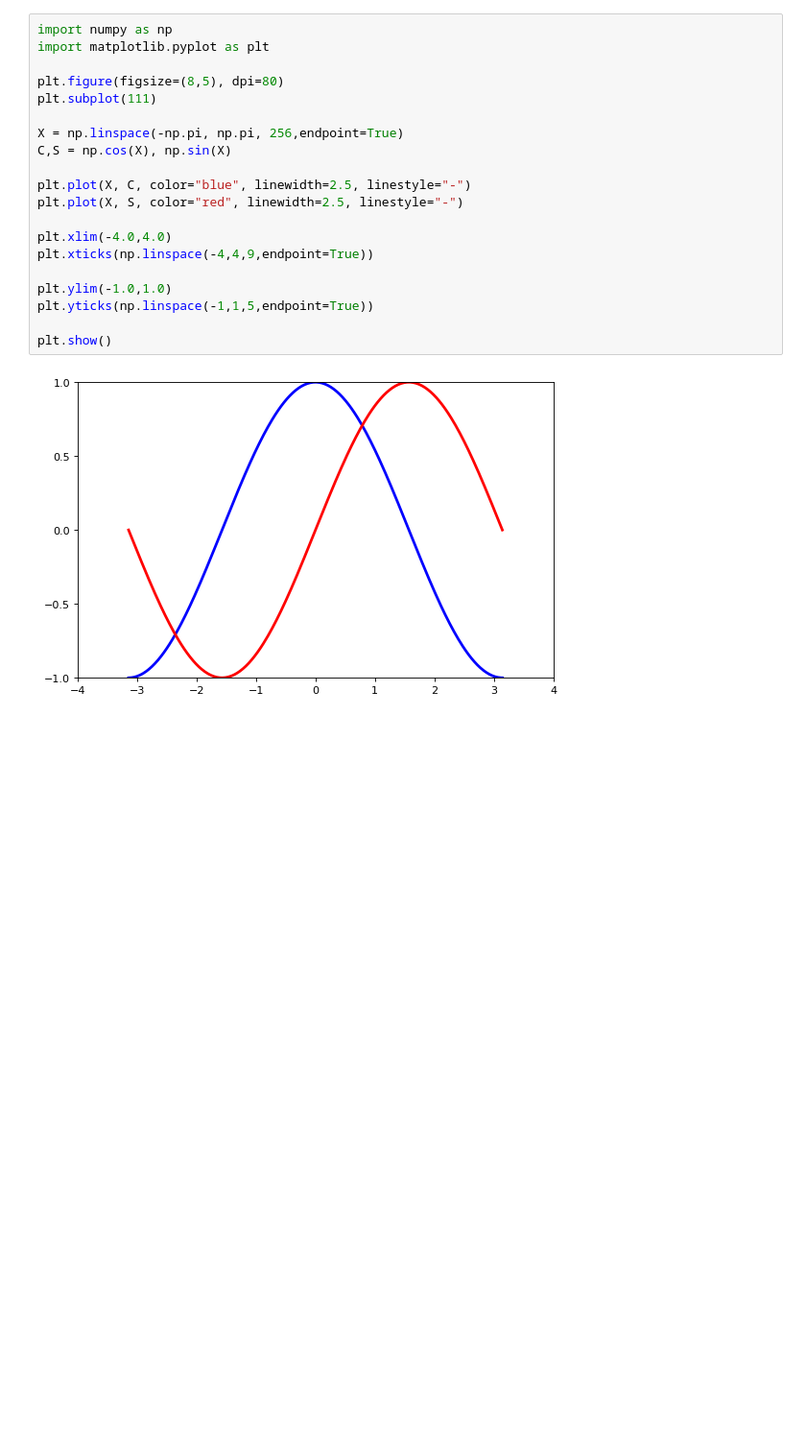
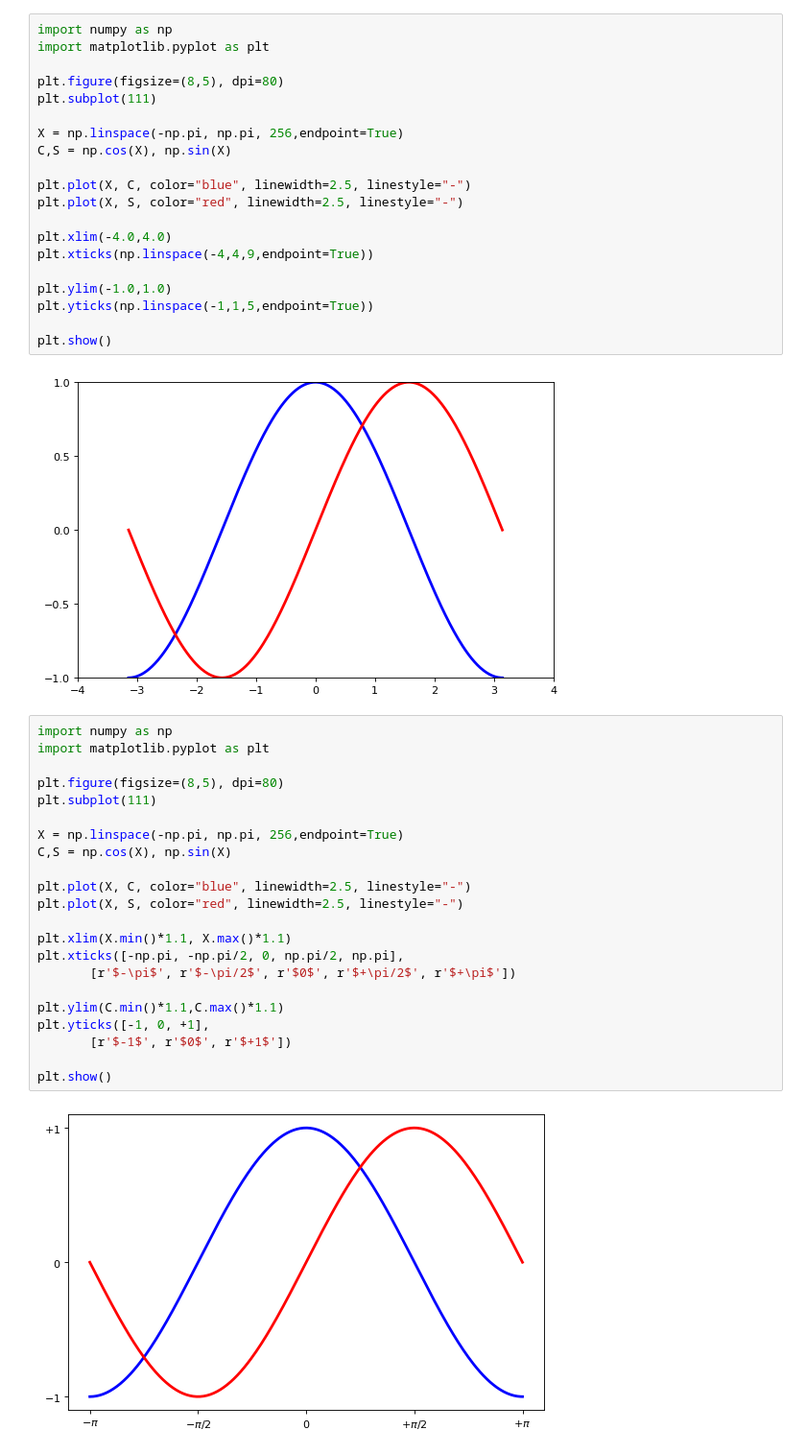
Before and after one commit to DannyCui-2016/Machine-Learning-Approach-Session, a Jupyter notebook: Matplotlib.ipynb, the cells around one changed output. Shown: that part at 96% size. Drawn from its saved outputs; the diff is of its cells as text; blank space fills up the shorter version.

```diff
--- a/Matplotlib.ipynb
+++ b/Matplotlib.ipynb
@@ -33,3 +33,27 @@ plt.yticks(np.linspace(-1,1,5,endpoint=True))
 plt.show()
 # %% [output]
 [figure]
+# %%
+import numpy as np
+import matplotlib.pyplot as plt
+
+plt.figure(figsize=(8,5), dpi=80)
+plt.subplot(111)
+
+X = np.linspace(-np.pi, np.pi, 256,endpoint=True)
+C,S = np.cos(X), np.sin(X)
+
+plt.plot(X, C, color="blue", linewidth=2.5, linestyle="-")
+plt.plot(X, S, color="red", linewidth=2.5, linestyle="-")
+
+plt.xlim(X.min()*1.1, X.max()*1.1)
+plt.xticks([-np.pi, -np.pi/2, 0, np.pi/2, np.pi],
+       [r'$-\pi$', r'$-\pi/2$', r'$0$', r'$+\pi/2$', r'$+\pi$'])
+
+plt.ylim(C.min()*1.1,C.max()*1.1)
+plt.yticks([-1, 0, +1],
+       [r'$-1$', r'$0$', r'$+1$'])
+
+plt.show()
+# %% [output]
+[figure, added]
```
